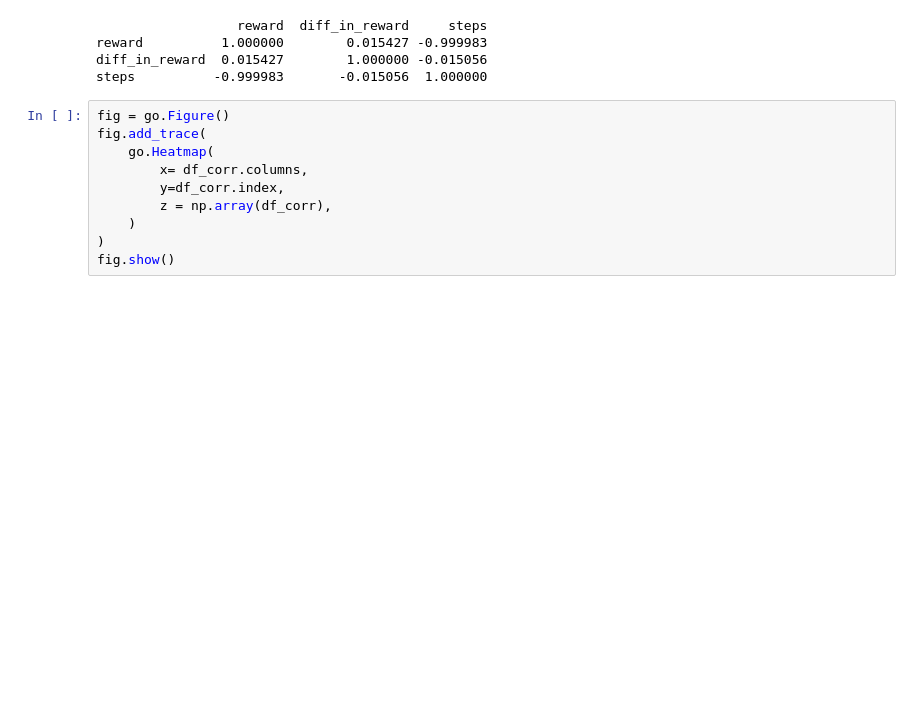
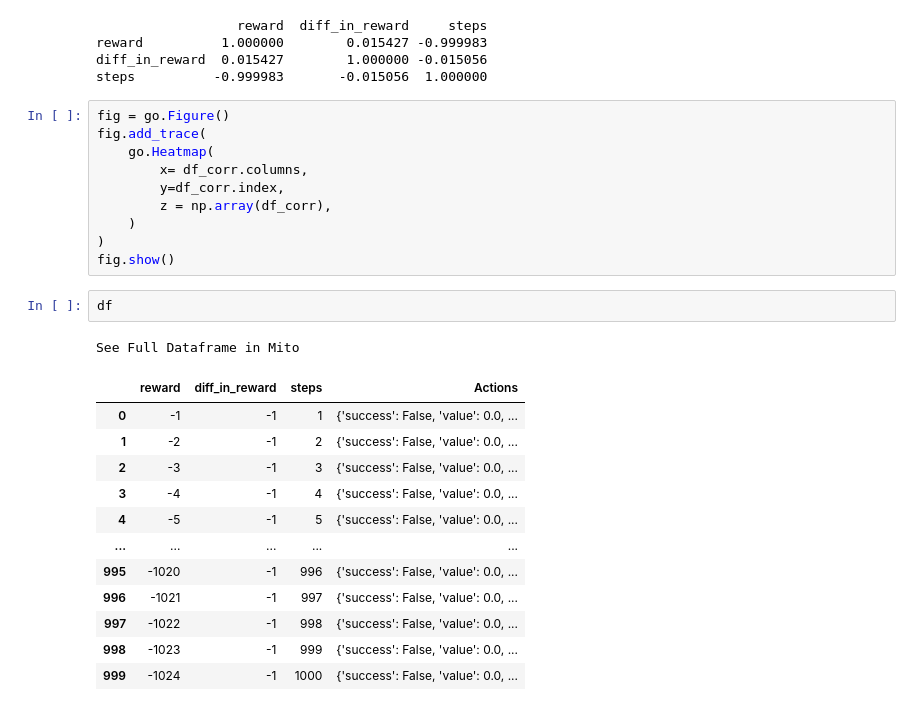
Before and after one commit to george4266/NetworkAttackSimulator, a Jupyter notebook: Network_Attack_Simulator/nasim/agents/saved_out/Q-Learning_agents/Q_L_Vis.ipynb, the cells around one changed output. Saved outputs shown, nothing was run; the diff lists cells and outputs as text; blank space fills up the shorter version.

```diff
--- a/Network_Attack_Simulator/nasim/agents/saved_out/Q-Learning_agents/Q_L_Vis.ipynb
+++ b/Network_Attack_Simulator/nasim/agents/saved_out/Q-Learning_agents/Q_L_Vis.ipynb
@@ -99,3 +99,19 @@ fig.add_trace(
     )
 )
 fig.show()
+# %%
+df
+# %% [output]
+See Full Dataframe in Mito
+|  | reward | diff_in_reward | steps | Actions |
+| 0 | -1 | -1 | 1 | {'success': False, 'value': 0.0, ... |
+| 1 | -2 | -1 | 2 | {'success': False, 'value': 0.0, ... |
+| 2 | -3 | -1 | 3 | {'success': False, 'value': 0.0, ... |
+| 3 | -4 | -1 | 4 | {'success': False, 'value': 0.0, ... |
+| 4 | -5 | -1 | 5 | {'success': False, 'value': 0.0, ... |
+| ... | ... | ... | ... | ... |
+| 995 | -1020 | -1 | 996 | {'success': False, 'value': 0.0, ... |
+| 996 | -1021 | -1 | 997 | {'success': False, 'value': 0.0, ... |
+| 997 | -1022 | -1 | 998 | {'success': False, 'value': 0.0, ... |
+| 998 | -1023 | -1 | 999 | {'success': False, 'value': 0.0, ... |
+| 999 | -1024 | -1 | 1000 | {'success': False, 'value': 0.0, ... |
```
Also changed, not shown: 3 other files.
